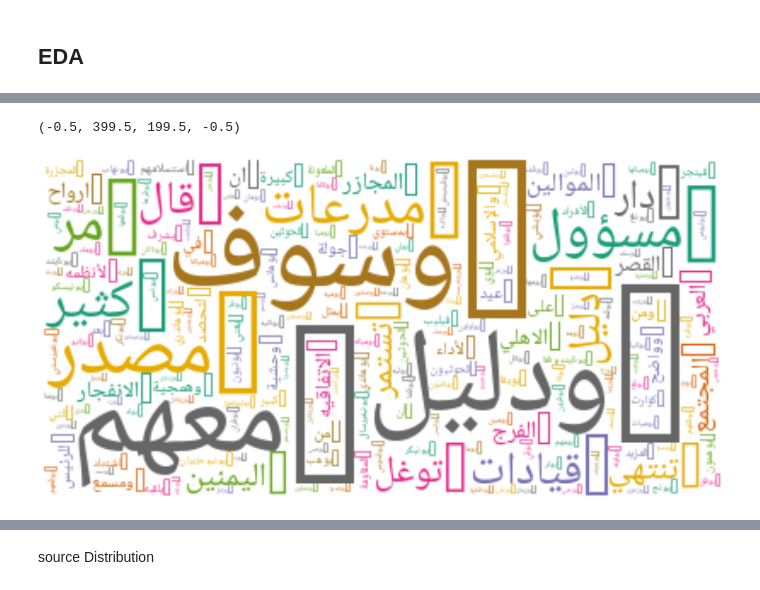
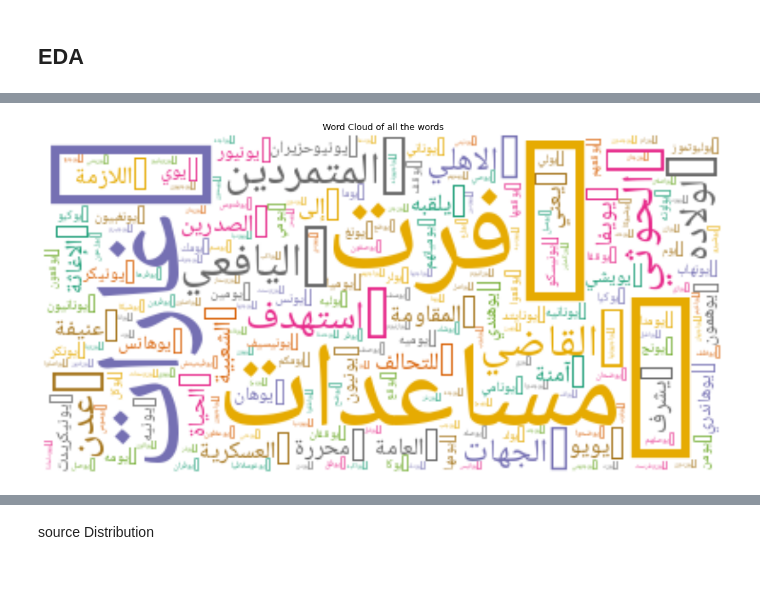
Before and after one commit to REHAB199/NLP-SaudiNewsNet, a Jupyter notebook: Code/nlp-saudi-news.ipynb, the cells around one changed output, grey strips where cells are left out. Saved outputs shown, nothing was run; the diff lists cells and outputs as text; code cells hidden in the pictures.

```diff
--- a/Code/nlp-saudi-news.ipynb
+++ b/Code/nlp-saudi-news.ipynb
@@ -196,7 +178,7 @@ def clean_text(text):
 
     return text
 # %%
-arabic_punctuations = '''`÷×؛<>_()*&^%][ـ،/:"؟.,'{}~¦+|!”…“–ـ'''
+arabic_punctuations = '''«»`÷×؛<>_()*&^%][ـ،/:"؟.,'{}~¦+|!”…“–ـ'''
 english_punctuations = string.punctuation
 punctuations_list = arabic_punctuations + english_punctuations
 
@@ -238,22 +220,25 @@ def remove_repeating_char(text):
     return re.sub(r'(.)\1+', r'\1', text)
 # %%
 # clean and normalize text
-df_sample['content'] = df_sample.content.apply(lambda x: clean_text(x))
+df.content  = df.content.apply(lambda x: clean_text(x))
 
 # remove punctuation
-df_sample['content'] = df_sample.content.apply(lambda x: remove_punctuations(x))
+df.content  = df.content.apply(lambda x: remove_punctuations(x))
 
 # remove diacritics
-df_sample['content'] = df_sample.content.apply(lambda x: remove_diacritics(x))
+df.content  = df.content.apply(lambda x: remove_diacritics(x))
 
 # remove repeating char
-df_sample['content'] = df_sample.content.apply(lambda x: remove_repeating_char(x))
+df.content  = df.content.apply(lambda x: remove_repeating_char(x))
 
 # remove english letters
-df_sample.content = df_sample.content.apply(lambda x: re.sub(r'[a-zA-Z]', '', x))
+df.content = df.content.apply(lambda x: re.sub(r'[a-zA-Z]', '', x))
 
-# remove a special character _
-df_sample.content = df_sample.content.apply(lambda x: re.sub(r'[_]+', '', x))
+# remove a special character
+df.content = df.content.apply(lambda x: re.sub(r'[_]+', '', x))
+
+# remove english numbers
+df.content = df.content.apply(lambda x: re.sub(r'/[0-9\u0621-\u064A]+/u', '', x))
 
 # remove space
-df_sample['content'] = df_sample.content.str.replace('\d+', '')
+df.content  = df.content.str.replace('\d+', '')
@@ -301,7 +284,6 @@ data = df_sample[df_sample.columns[2]].values.tolist()
 # %%
 # the document-term matrix
-arb_stopwords = set(nltk.corpus.stopwords.words('arabic'))
-tfidf = TfidfVectorizer(stop_words=arb_stopwords)
-doc_words = tfidf.fit_transform(df_sample.content)
+tfidf = TfidfVectorizer(stop_words=stopـwords)
+doc_words = tfidf.fit_transform(df.content)
 pd.DataFrame(doc_words.toarray(),columns=tfidf.get_feature_names())
 # %% [output]
@@ -342,21 +305,18 @@ df_sample
 # %%
 # print WordCloud visualization
 
-awc = ArabicWordCloud(background_color="white",)
+awc = ArabicWordCloud(background_color="white");
 
-mpl.rcParams['figure.figsize']=(20,12.0)
+mpl.rcParams['figure.figsize']=(20,12.0)  ;
 mpl.rcParams['font.size']=12
 mpl.rcParams['savefig.dpi']=100
 mpl.rcParams['figure.subplot.bottom']=.1
 
-# wordcloud = awc.generate(str(tfidf.get_feature_names())).from_text(
-#     str(tfidf.get_feature_names()))
+wordcloud = awc.generate(str(tfidf.get_feature_names())).from_text(str(tfidf.get_feature_names()));
 
-wordcloud = awc.generate(str(tfidf.get_feature_names())).from_text(str(tfidf.get_feature_names()))
-
-print(wordcloud)
-fig = plt.figure(1)
-plt.imshow(wordcloud.recolor(colormap='Dark2'),interpolation='bilinear')
-#plt.title("Word Cloud of all the words")
-plt.axis('off')
+print(wordcloud);
+fig = plt.figure(1);
+plt.imshow(wordcloud.recolor(colormap='Dark2'),interpolation='bilinear');
+plt.title("Word Cloud of all the words");
+plt.axis('off');
 # %% [output]
@@ -366,6 +323,5 @@ downloading and unzipping arabic font: /usr/local/lib/python3.7/dist-packages/ar
 <ar_wordcloud.ar_wordcloud.ArabicWordCloud object at 0x...>
-(-0.5, 399.5, 199.5, -0.5)
-[figure, old version]
+[figure, new version]
 # %%
 plt.figure(figsize=(10,8))
 plt.xticks(rotation=90)
```
Also changed, not shown: parts of 61 cells of this notebook.
